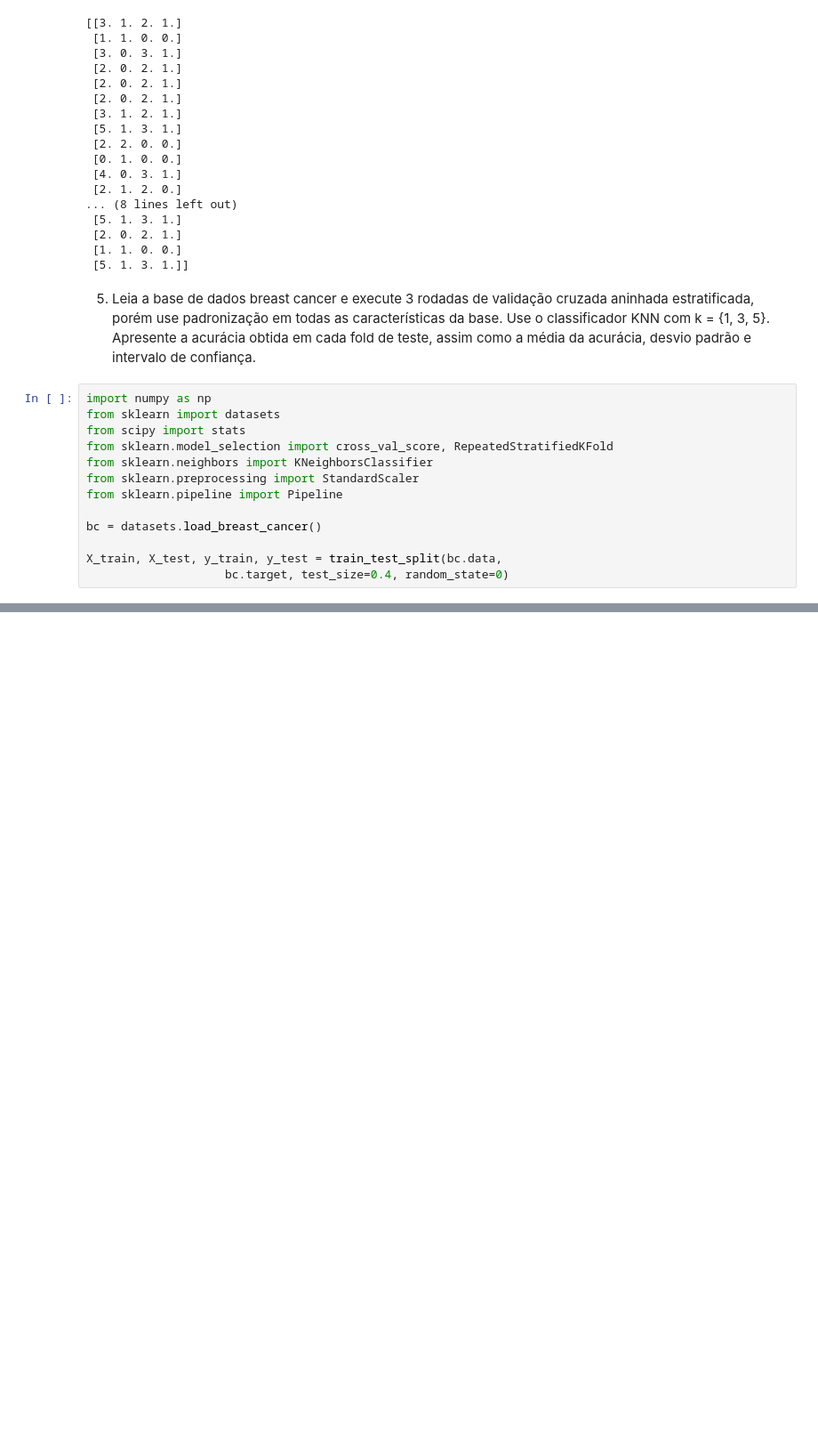
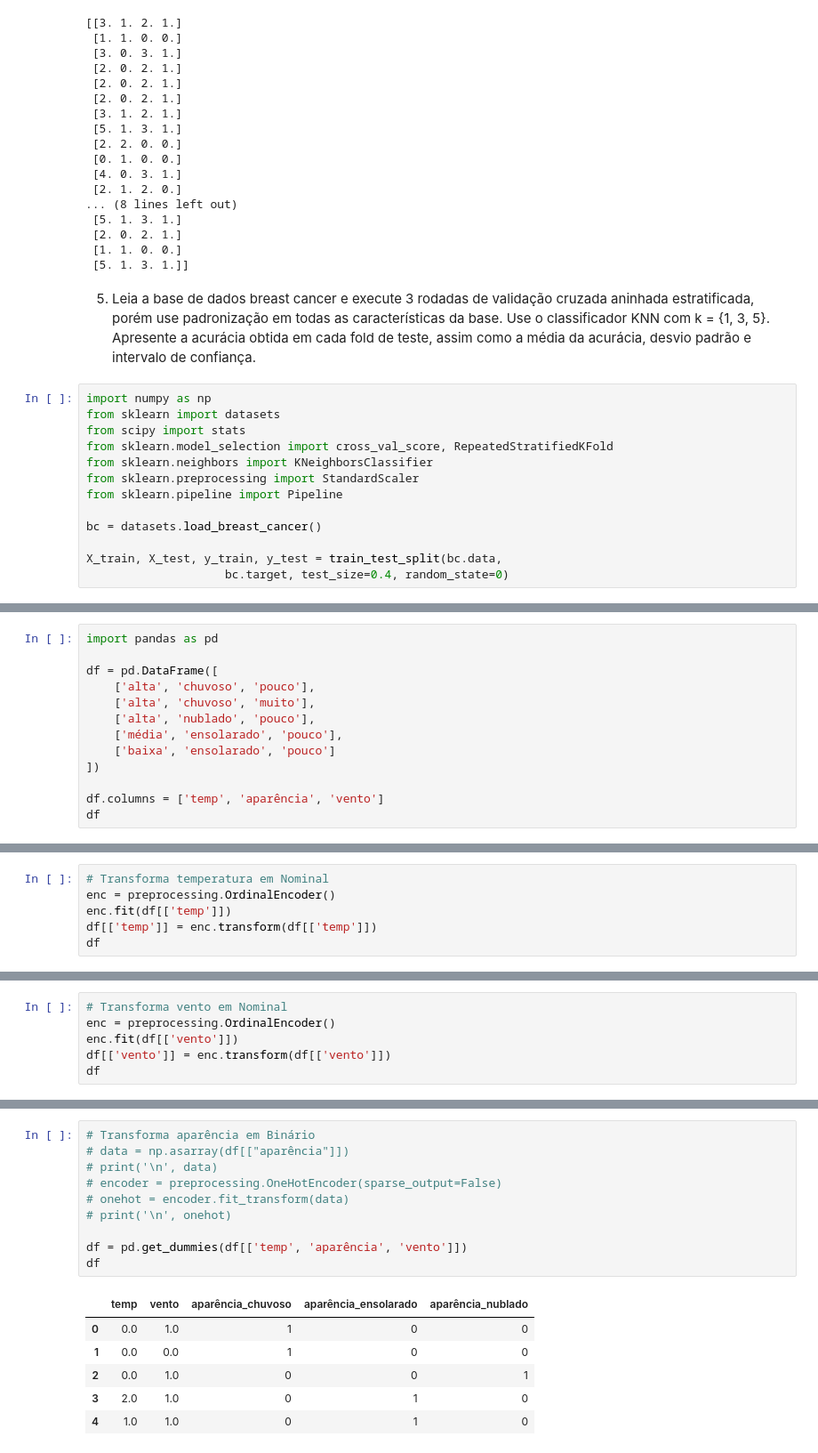
Before and after one commit to rtmonteiro/ia-2023-1, a Jupyter notebook: lab4.ipynb, the cells around one changed output, grey strips where cells are left out. Shown: that part at 89% size. Drawn from its saved outputs; the diff is of its cells as text; blank space fills up the shorter version.

```diff
--- a/lab4.ipynb
+++ b/lab4.ipynb
@@ -153,0 +174,13 @@ X_train, X_test, y_train, y_test = train_test_split(bc.data,
+# %%
+import pandas as pd
+
+df = pd.DataFrame([
+    ['alta', 'chuvoso', 'pouco'],
+    ['alta', 'chuvoso', 'muito'],
+    ['alta', 'nublado', 'pouco'],
+    ['média', 'ensolarado', 'pouco'],
+    ['baixa', 'ensolarado', 'pouco']
+])
+
+df.columns = ['temp', 'aparência', 'vento']
+df
@@ -153,0 +194,6 @@ X_train, X_test, y_train, y_test = train_test_split(bc.data,
+# %%
+# Transforma temperatura em Nominal
+enc = preprocessing.OrdinalEncoder()
+enc.fit(df[['temp']])
+df[['temp']] = enc.transform(df[['temp']])
+df
@@ -153,0 +207,6 @@ X_train, X_test, y_train, y_test = train_test_split(bc.data,
+# %%
+# Transforma vento em Nominal
+enc = preprocessing.OrdinalEncoder()
+enc.fit(df[['vento']])
+df[['vento']] = enc.transform(df[['vento']])
+df
@@ -153,0 +220,17 @@ X_train, X_test, y_train, y_test = train_test_split(bc.data,
+# %%
+# Transforma aparência em Binário
+# data = np.asarray(df[["aparência"]])
+# print('\n', data)
+# encoder = preprocessing.OneHotEncoder(sparse_output=False)
+# onehot = encoder.fit_transform(data)
+# print('\n', onehot)
+
+df = pd.get_dummies(df[['temp', 'aparência', 'vento']])
+df
+# %% [output]
+|  | temp | vento | aparência_chuvoso | aparência_ensolarado | aparência_nublado |
+| 0 | 0.0 | 1.0 | 1 | 0 | 0 |
+| 1 | 0.0 | 0.0 | 1 | 0 | 0 |
+| 2 | 0.0 | 1.0 | 0 | 0 | 1 |
+| 3 | 2.0 | 1.0 | 0 | 1 | 0 |
+| 4 | 1.0 | 1.0 | 0 | 1 | 0 |
```
Also changed, not shown: parts of 16 cells of this notebook.
